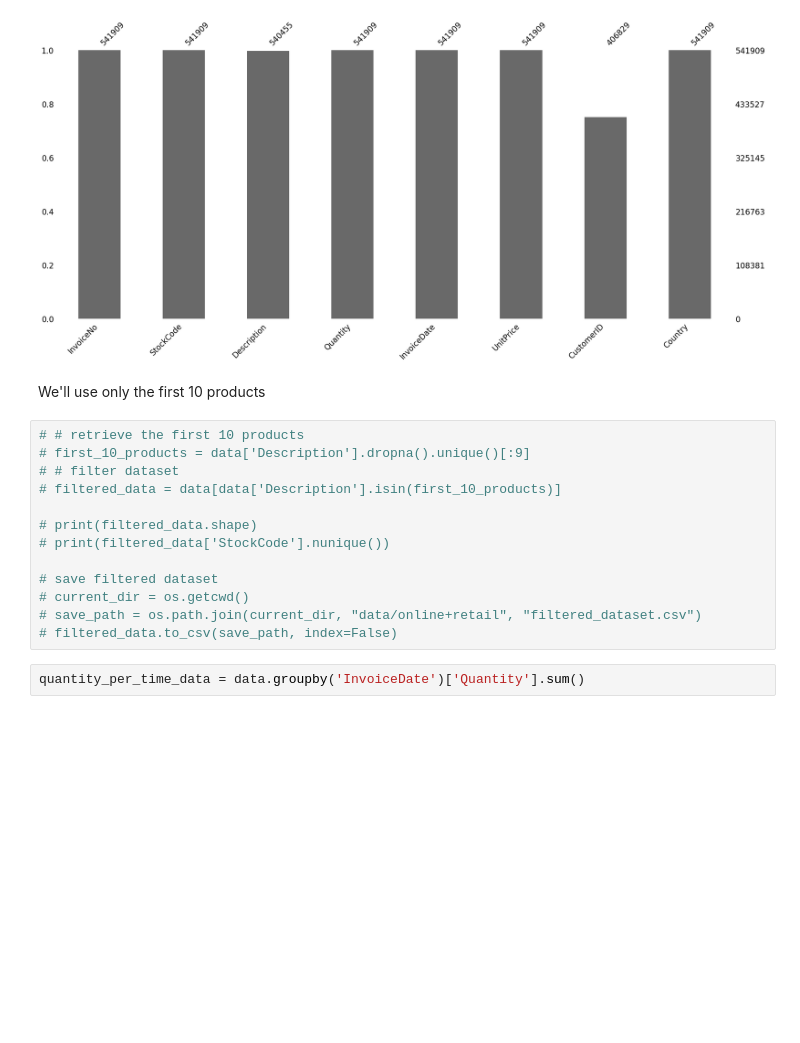
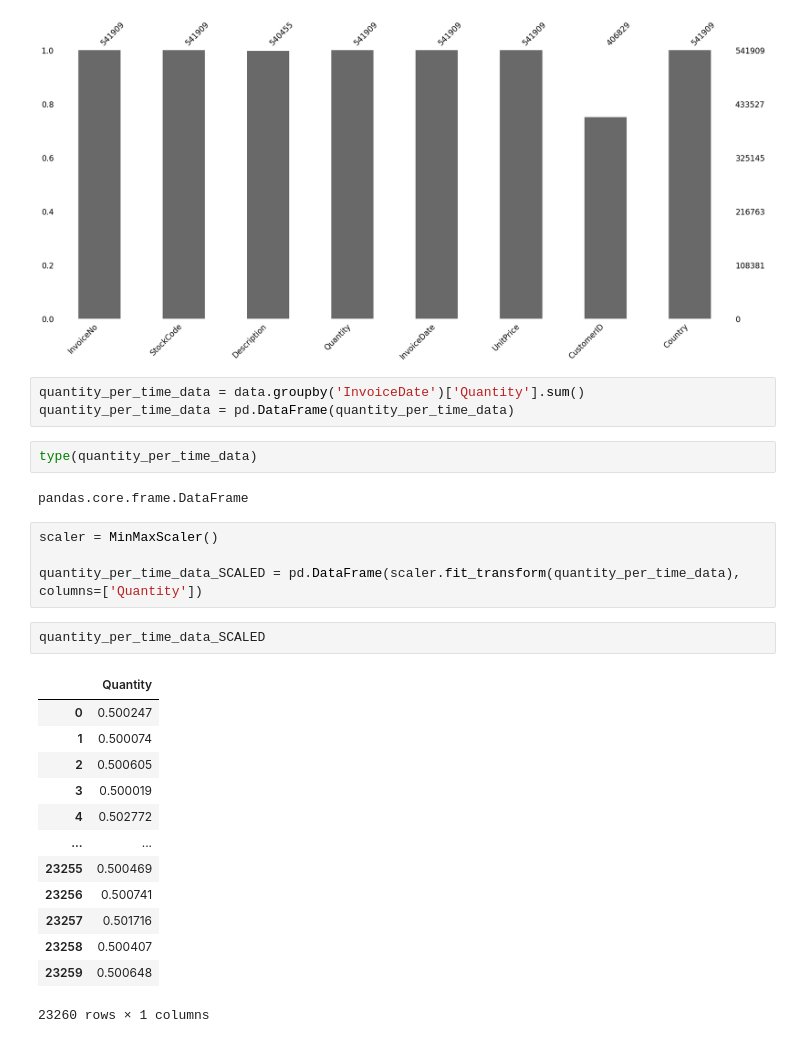
Before and after one commit to Murdock135/neural-nets-at-mizzou, a Jupyter notebook: ECE_8770/project_2/notebooks/preprocessing.ipynb, the cells around one changed output. Cells and saved outputs as stored; diff of their text form; blank space fills up the shorter version.

```diff
--- a/ECE_8770/project_2/notebooks/preprocessing.ipynb
+++ b/ECE_8770/project_2/notebooks/preprocessing.ipynb
@@ -38,20 +34,30 @@ msno.bar(data)
 # %% [output]
 <Axes: >
 [figure]
-# %% [markdown]
-We'll use only the first 10 products
-# %%
-# # retrieve the first 10 products
-# first_10_products = data['Description'].dropna().unique()[:9]
-# # filter dataset
-# filtered_data = data[data['Description'].isin(first_10_products)]
-
-# print(filtered_data.shape)
-# print(filtered_data['StockCode'].nunique())
-
-# save filtered dataset
-# current_dir = os.getcwd()
-# save_path = os.path.join(current_dir, "data/online+retail", "filtered_dataset.csv")
-# filtered_data.to_csv(save_path, index=False)
 # %%
 quantity_per_time_data = data.groupby('InvoiceDate')['Quantity'].sum()
+quantity_per_time_data = pd.DataFrame(quantity_per_time_data)
+# %%
+type(quantity_per_time_data)
+# %% [output]
+pandas.core.frame.DataFrame
+# %%
+scaler = MinMaxScaler()
+
+quantity_per_time_data_SCALED = pd.DataFrame(scaler.fit_transform(quantity_per_time_data), columns=['Quantity'])
+# %%
+quantity_per_time_data_SCALED
+# %% [output]
+|  | Quantity |
+| 0 | 0.500247 |
+| 1 | 0.500074 |
+| 2 | 0.500605 |
+| 3 | 0.500019 |
+| 4 | 0.502772 |
+| ... | ... |
+| 23255 | 0.500469 |
+| 23256 | 0.500741 |
+| 23257 | 0.501716 |
+| 23258 | 0.500407 |
+| 23259 | 0.500648 |
+23260 rows × 1 columns
```
Also changed, not shown: parts of 9 cells of this notebook, 6 other files.
